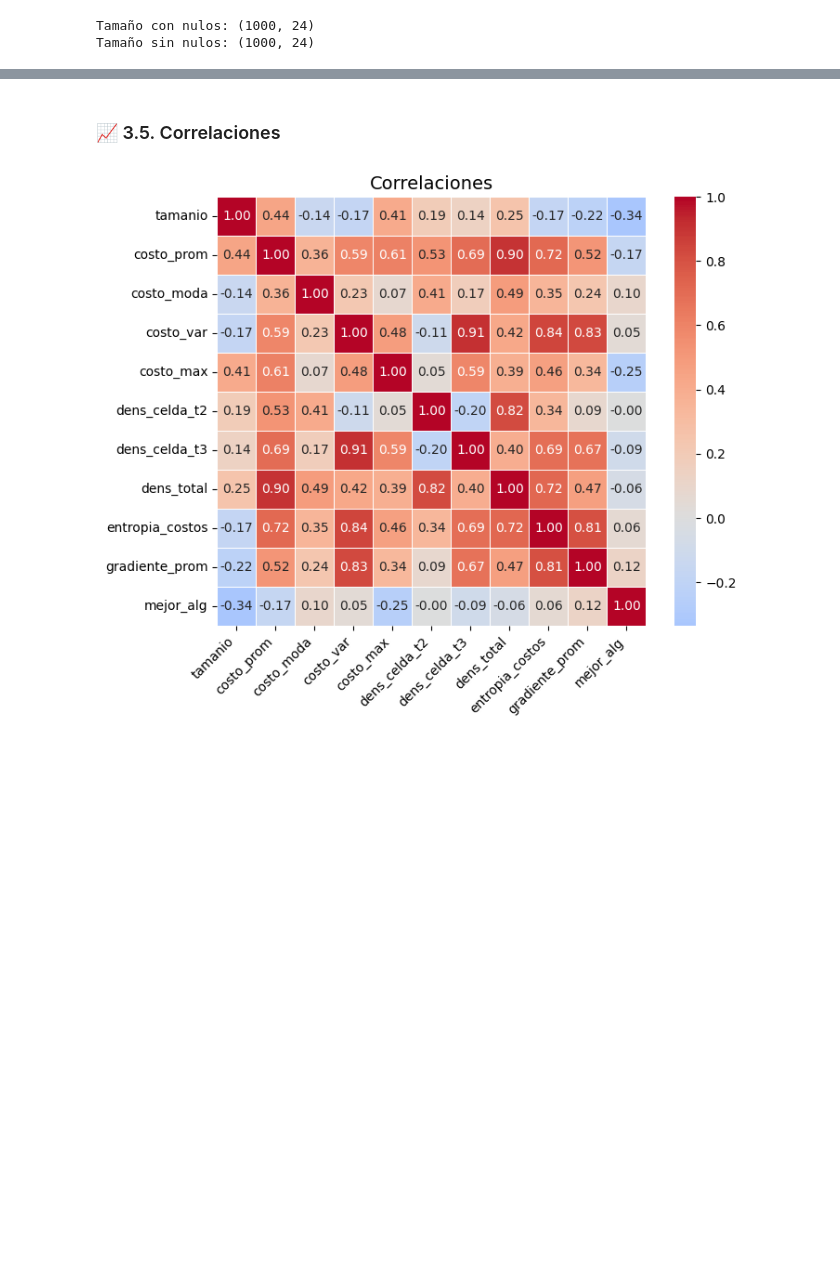
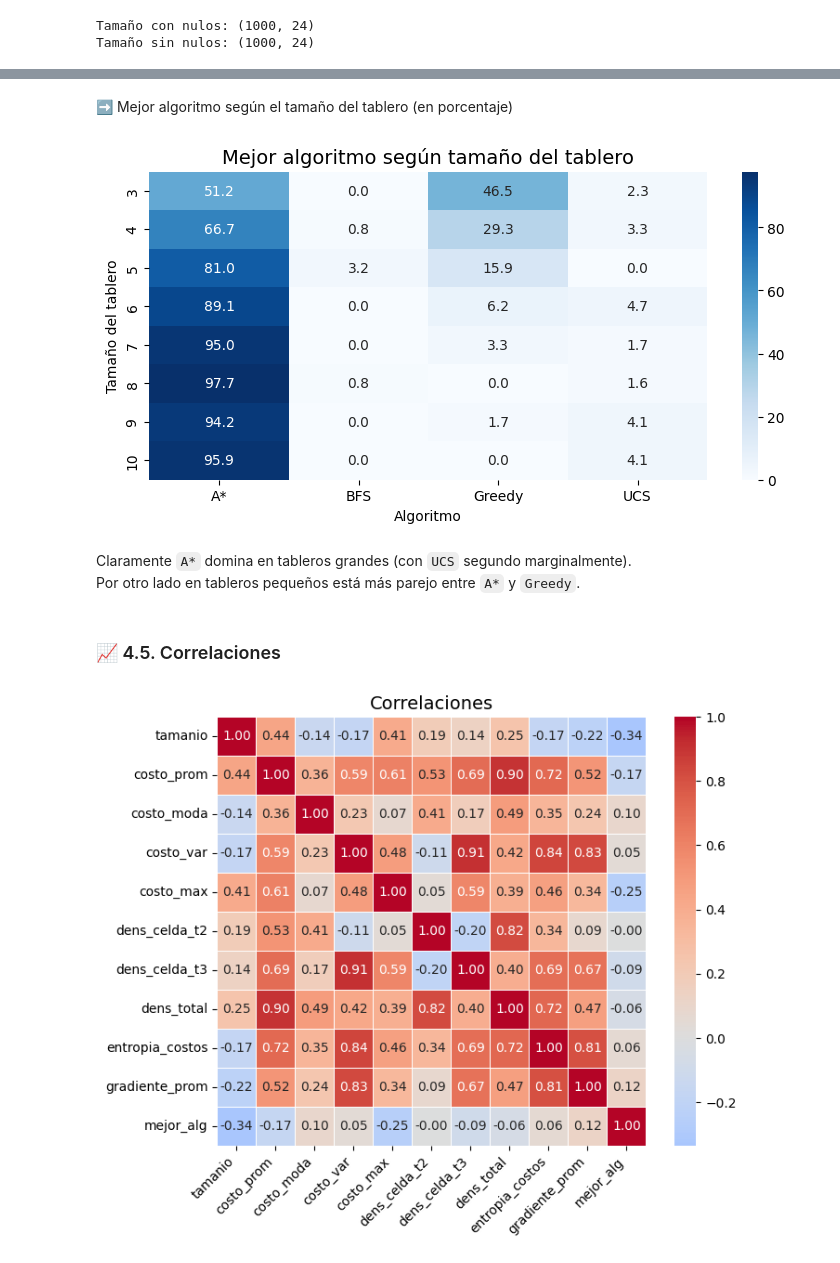
Before and after one commit to andres-garcia-alves/issd-dsia, a Jupyter notebook: Proyecto-Final/Notebook.ipynb, the cells around one changed output, grey strips where cells are left out. Drawn from its saved outputs; the diff is of its cells as text; code cells hidden in the pictures; blank space fills up the shorter version.

```diff
--- a/Proyecto-Final/Notebook.ipynb
+++ b/Proyecto-Final/Notebook.ipynb
@@ -609,5 +623,21 @@ plt.show()
+# %% [markdown]
+➡️ Mejor algoritmo según el tamaño del tablero (en porcentaje)
+# %%
+pivot = pd.crosstab(df["tamanio"], df["mejor_alg"], normalize="index") * 100
+
+plt.figure(figsize=(9,4))
+sns.heatmap(pivot, annot=True, fmt=".1f", cmap="Blues")
+plt.title("Mejor algoritmo según tamaño del tablero", fontsize=14)
+plt.xlabel("Algoritmo")
+plt.ylabel("Tamaño del tablero")
+plt.show()
+# %% [output]
+[figure, added]
+# %% [markdown]
+Claramente `A*` domina en tableros grandes (con `UCS` segundo marginalmente).
+Por otro lado en tableros pequeños está más parejo entre `A*` y `Greedy`.
 # %% [markdown]
-### 📈 3.5. Correlaciones
+### 📈 4.5. Correlaciones
 # %%
 df_numerico = df.copy()
 
```
Also changed, not shown: parts of 63 cells of this notebook, 2 other files.
